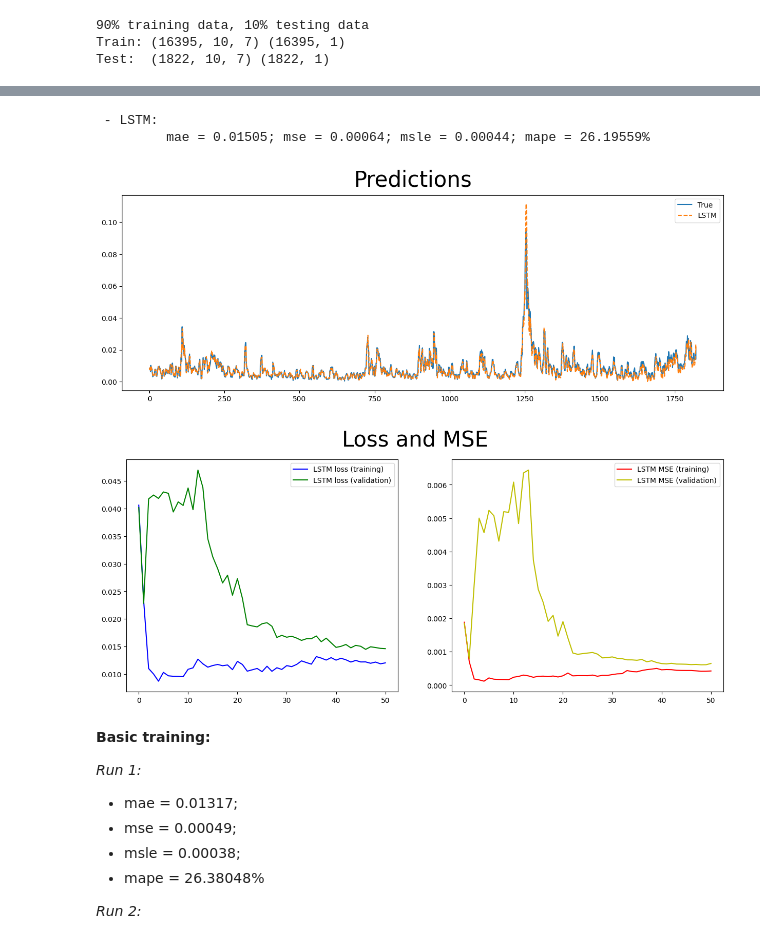
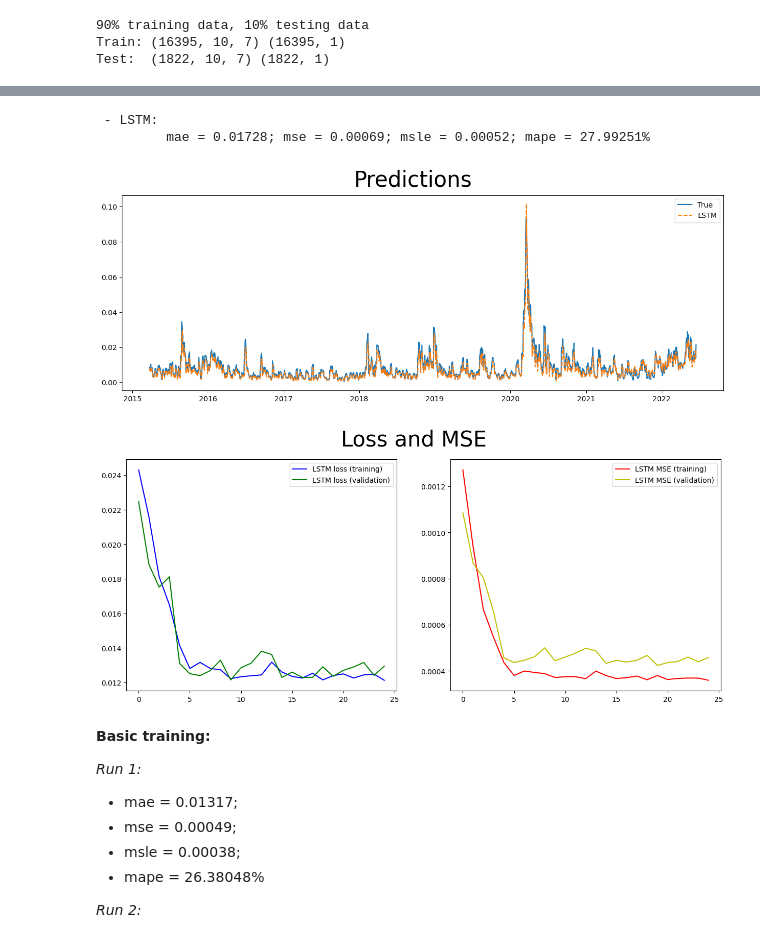
Before and after one commit to gittmp/sustainable-risk-modelling, a Jupyter notebook: Program/risk-forecasting.ipynb, the cells around one changed output, grey strips where cells are left out. Saved outputs shown, nothing was run; the diff lists cells and outputs as text; code cells hidden in the pictures.

Commit message:
minor tweaks to plotting etc.

```diff
--- a/Program/risk-forecasting.ipynb
+++ b/Program/risk-forecasting.ipynb
@@ -43,10 +43,10 @@ TRAIN_TEST_SPLIT = TRAIN_VAL_SPLIT = 0.9
 EPOCHS = 25
 BATCH_SIZE = 32
 
-ACTIVE_LEARNING = True
+ACTIVE_LEARNING = False
 AL_ITERATIONS = 50
-AL_SAMPLE = 200
-AL_EPOCHS = 2
+AL_SAMPLE = 100
+AL_EPOCHS = 1
 # %% [markdown]
 ### Dataset
 # %%
@@ -171,8 +170,8 @@ gru_model = Sequential([
 ])
 
 lstm_model = Sequential([
-    LSTM(25, return_sequences=True, activation='tanh', input_shape=(X_train.shape[1:])),
-    LSTM(25, activation='tanh'),
+    LSTM(256, return_sequences=True, activation='tanh', input_shape=(X_train.shape[1:])),
+    LSTM(256, activation='tanh'),
     Dense(1, activation='linear')
 ])
 
@@ -334,33 +333,36 @@ for m in range(len(models.values())):
     print(f" - {model_name}: \n\t mae = {mae:.5f}; mse = {mse:.5f}; msle = {msle:.5f}; mape = {mape:.5f}%")
 # %% [output]
  - LSTM:
-         mae = 0.01505; mse = 0.00064; msle = 0.00044; mape = 26.19559%
+         mae = 0.01728; mse = 0.00069; msle = 0.00052; mape = 27.99251%
 # %%
 y_test_unscaled = y_test * volatility.max() + volatility.min()
+y_test_plot = pd.Series(y_test_unscaled.squeeze(1), index=X.volatility[split + LOOKBACK_WINDOW + 1:].keys())
 
 fig, ax = plt.subplots(len(metrics), 1, figsize=(15, 5 * len(metrics)), dpi=100)
 fig.suptitle("Predictions", fontsize=30)
 
 if len(metrics) > 1:
     for m in range(len(metrics)):
         model = list(models.keys())[m]
         model_name = list(metrics.keys())[m]
+        y_pred_plot = pd.Series(predictions[model_name].squeeze(1), index=X.volatility[split + LOOKBACK_WINDOW + 1:].keys())
 
-        ax[m].plot(y_test_unscaled, label='True')
-        ax[m].plot(predictions[model_name], linestyle='--', label=model_name)
+        ax[m].plot(y_test_plot, label='True')
+        ax[m].plot(y_pred_plot, linestyle='--', label=model_name)
         ax[m].legend(loc=0)
 
 elif len(metrics) == 1:
         model = list(models.keys())[0]
         model_name = list(metrics.keys())[0]
+        y_pred_plot = pd.Series(predictions[model_name].squeeze(1), index=X.volatility[split + LOOKBACK_WINDOW + 1:].keys())
 
-        ax.plot(y_test_unscaled, label='True')
-        ax.plot(predictions[model_name], linestyle='--', label=model_name)
+        ax.plot(y_test_plot, label='True')
+        ax.plot(y_pred_plot, linestyle='--', label=model_name)
         ax.legend(loc=0)
 
 plt.show()
 # %% [output]
-[figure, old version]
+[figure, new version]
 # %%
 fig, ax = plt.subplots(len(metrics), 2, figsize=(15, 6 * len(metrics)), dpi=100)
 fig.suptitle("Loss and MSE", fontsize=30)
@@ -387,7 +389,7 @@ elif len(metrics) == 1:
     ax[1].plot(histories[model]['val_mse'], color='y', label=f"{model} MSE (validation)")
     ax[1].legend(loc=0)
 # %% [output]
-[figure, old version]
+[figure, new version]
 # %% [markdown]
 **Basic training:**
 
```
Also changed, not shown: parts of 3 cells of this notebook.
